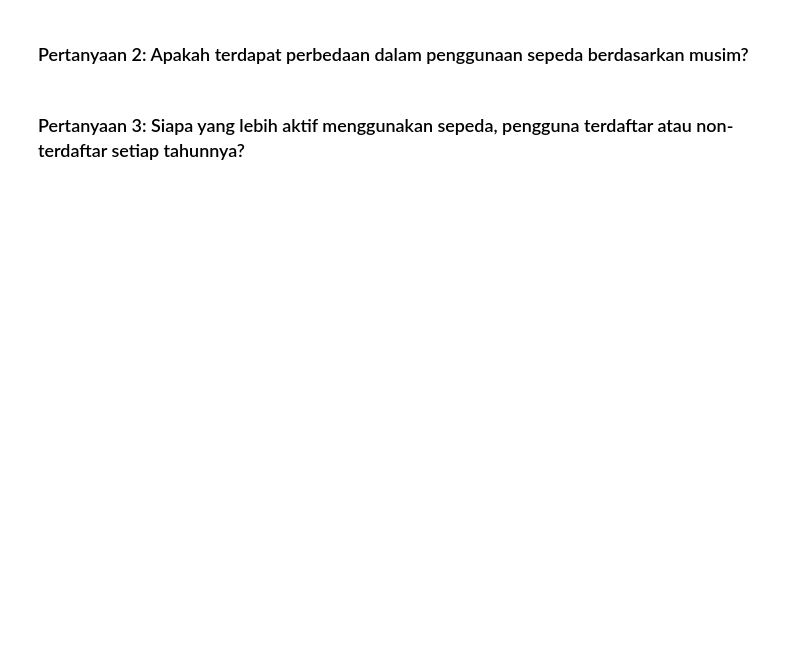
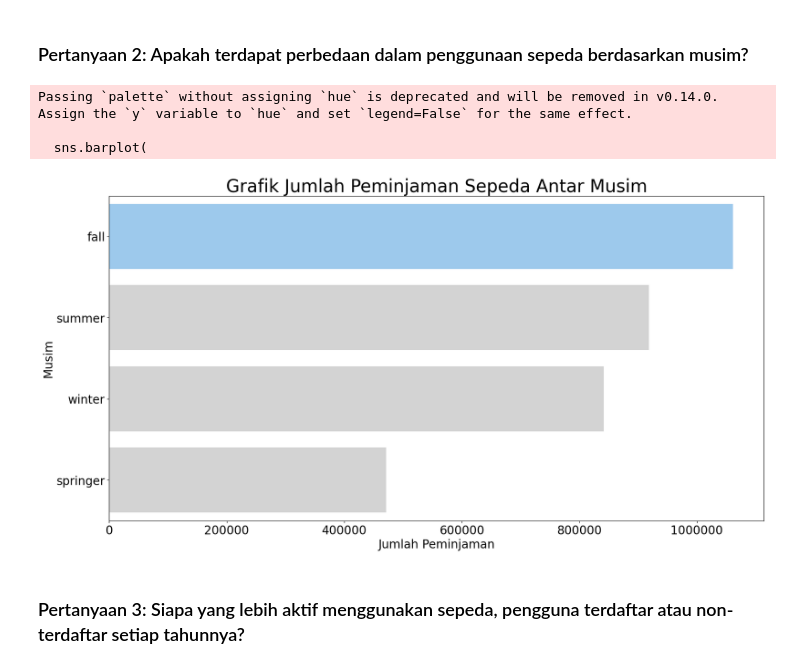
Before and after one commit to ikrar557/dicoding-ds-analyst, a Jupyter notebook: notebook.ipynb, the cells around one changed output. Cells and saved outputs as stored; diff of their text form; code cells hidden in the pictures; blank space fills up the shorter version.

```diff
--- a/notebook.ipynb
+++ b/notebook.ipynb
@@ -430,4 +484,44 @@ hours_df.groupby(by='category_days').agg({
 # %% [markdown]
 ### Pertanyaan 2: Apakah terdapat perbedaan dalam penggunaan sepeda berdasarkan musim?
+# %%
+# Mengatur warna
+colors = ["#90CAF9", "#D3D3D3", "#D3D3D3", "#D3D3D3"]
+
+# Menghitung total peminjaman berdasarkan musim
+total_rentals_by_season = days_df.groupby('season')['count'].sum().reset_index()
+
+# Mengurutkan data berdasarkan jumlah peminjaman secara menurun
+total_rentals_by_season = total_rentals_by_season.sort_values(by='count', ascending=False)
+
+# Membuat subplot dengan 1 baris dan 1 kolom, dengan ukuran (20, 10)
+fig, ax = plt.subplots(figsize=(20, 10))
+
+# Buat barplot untuk count dan season, menggunakan data total_rentals_by_season
+sns.barplot(
+        x="count",
+        y="season",
+        data=total_rentals_by_season,
+        palette=colors,
+        order=total_rentals_by_season['season'],
+        ax=ax
+    )
+
+# Mengatur judul, label y dan x untuk subplot tersebut
+ax.set_title("Grafik Jumlah Peminjaman Sepeda Antar Musim", loc="center", fontsize=30)
+ax.set_ylabel("Musim", fontsize=20)
+ax.set_xlabel("Jumlah Peminjaman", fontsize=20)
+ax.tick_params(axis='x', labelsize=20)
+ax.tick_params(axis='y', labelsize=20)
+
+# Mengatur format angka pada sumbu x
+ax.xaxis.set_major_formatter(ticker.StrMethodFormatter('{x:0.0f}'))
+
+# Menampilkan plot
+plt.show()
+# %% [output]
+Passing `palette` without assigning `hue` is deprecated and will be removed in v0.14.0. Assign the `y` variable to `hue` and set `legend=False` for the same effect.
+
+  sns.barplot(
+[figure, added]
 # %% [markdown]
 ### Pertanyaan 3: Siapa yang lebih aktif menggunakan sepeda, pengguna terdaftar atau non-terdaftar setiap tahunnya?
```
Also changed, not shown: parts of 31 cells of this notebook.
